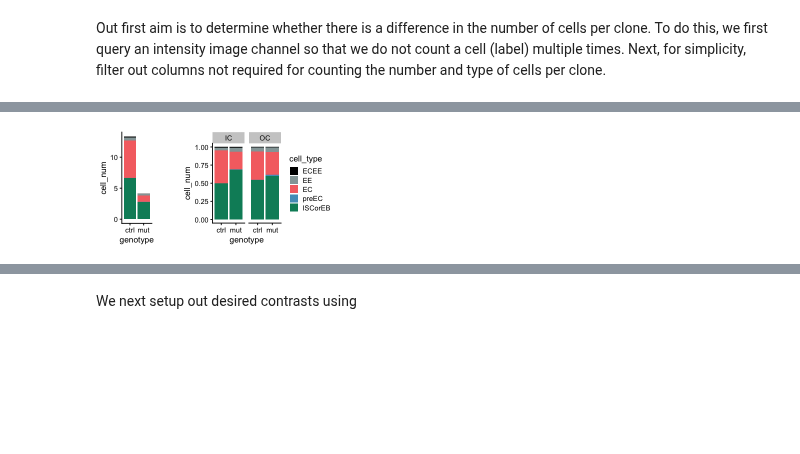
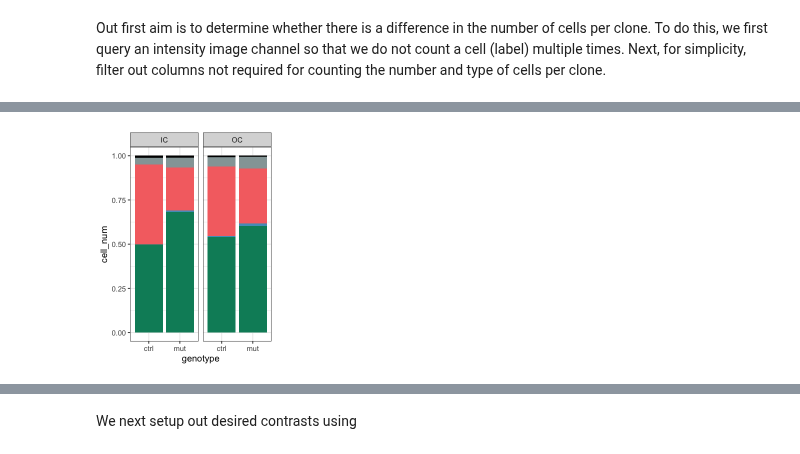
Before and after one commit to morriso1/clonedetective, a Jupyter notebook: 05_Tutorial_Downstream_Analysis_R.ipynb, the cells around one changed output, grey strips where cells are left out. Saved outputs shown, nothing was run; the diff lists cells and outputs as text; code cells hidden in the pictures; blank space fills up the shorter version.

```diff
--- a/05_Tutorial_Downstream_Analysis_R.ipynb
+++ b/05_Tutorial_Downstream_Analysis_R.ipynb
@@ -115,17 +138,24 @@ stacked_bar_mean <- count_df_tidy %>%
 # %%
-stacked_bar_percentage <- count_df_tidy %>%
+stacked_bar_prop <- count_df_tidy %>%
   ggplot(aes(fill = cell_type, y = cell_num, x = genotype)) +
   geom_bar(position = "fill", stat = 'identity') +
+  theme_bw() +
   facet_wrap(vars(clone_status)) +
-  scale_fill_manual(values = c("#000000", "#95a5a6", "#F57171", "#539DC2", "#008b68"))
+  scale_fill_manual(values = c(
+    "#000000",
+    "#95a5a6",
+    "#F57171",
+    "#539DC2",
+    "#008b68",
+    "#000000"
+  )) +
+  theme(legend.position = "none")
 # %%
 # setup plot size, theme and text size
-options(repr.plot.width=4, repr.plot.height=2)
-theme_set(theme_cowplot(font_size=10))
+options(repr.plot.width=3, repr.plot.height=4)
+theme_set(theme_cowplot(font_size=14))
+
+stacked_bar_prop
+# %% [output]
+[figure, added]
-# %%
-ggdraw() +
-  draw_plot(stacked_bar_mean, x = 0, width = .25) +
-  draw_plot(stacked_bar_percentage, x = 0.35, width = .65)
-# %% [output]
-[figure, removed]
 # %%
```
Also changed, not shown: parts of 11 cells of this notebook, 3 other files.
